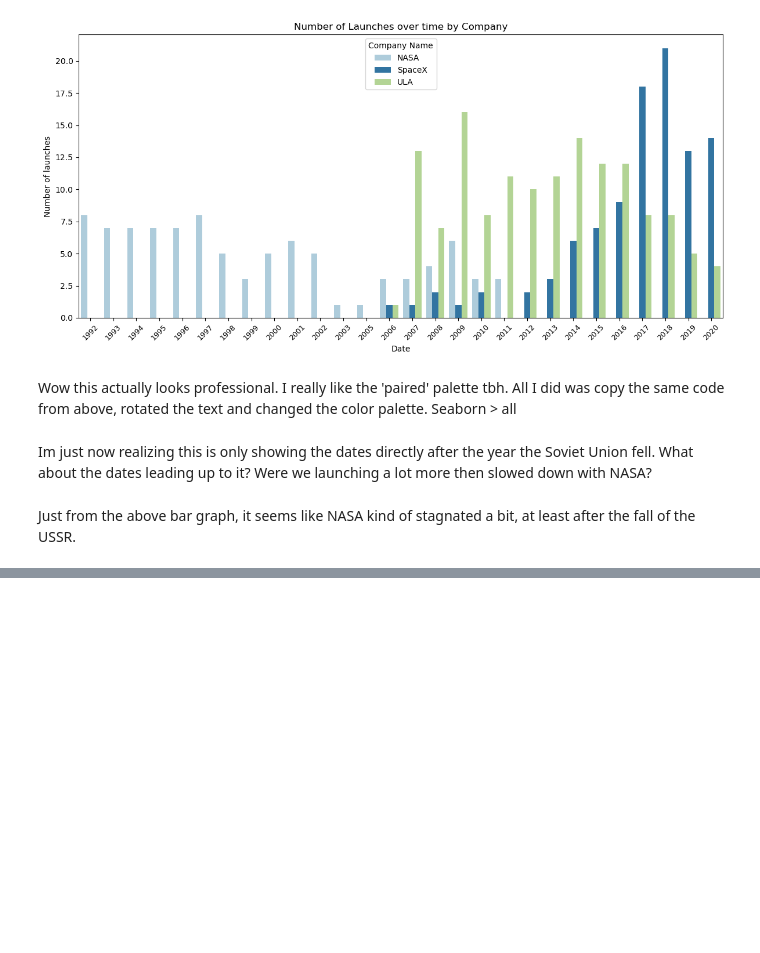
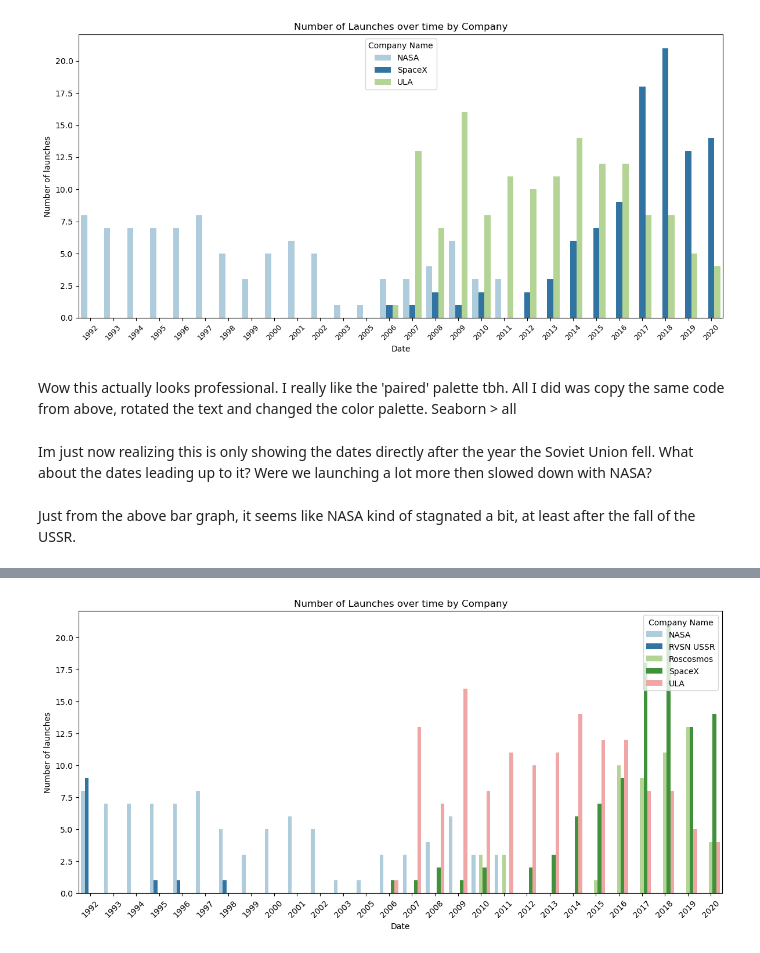
Before and after one commit to ghodgin/space-launch, a Jupyter notebook: launch-exploratory.ipynb, the cells around one changed output, grey strips where cells are left out. Saved outputs shown, nothing was run; the diff lists cells and outputs as text; code cells hidden in the pictures; blank space fills up the shorter version.

```diff
--- a/launch-exploratory.ipynb
+++ b/launch-exploratory.ipynb
@@ -241,3 +243,7 @@ Wow this actually looks professional. I really like the 'paired' palette tbh. Al
 Im just now realizing this is only showing the dates directly after the year the Soviet Union fell. What about the dates leading up to it? Were we launching a lot more then slowed down with NASA?
 # %% [markdown]
 Just from the above bar graph, it seems like NASA kind of stagnated a bit, at least after the fall of the USSR.
+# %%
+combined_names_usa_ussr = ['SpaceX' , 'NASA', 'ULA', 'US Air Force', 'US Navy', 'Roscosmos', 'RVSN USSR']
+combined_usa_ussr = cleaned_launch_df[cleaned_launch_df['Company Name'].str.contains('|'.join(combined_names_usa_ussr))]
+combined_usa_ussr
@@ -243,0 +264,3 @@ Just from the above bar graph, it seems like NASA kind of stagnated a bit, at le
+# %%
+updated_launch_counts = combined_usa_ussr.groupby(['Date', 'Company Name']).size().reset_index(name='Launch Count')
+updated_launch_counts
@@ -243,0 +281,3 @@ Just from the above bar graph, it seems like NASA kind of stagnated a bit, at le
+# %%
+comparative_df = updated_launch_counts[updated_launch_counts['Date'] > cutoff_date]
+comparative_df
@@ -243,0 +298,3 @@ Just from the above bar graph, it seems like NASA kind of stagnated a bit, at le
+# %%
+updated_groups = comparative_df.groupby(['Company Name', comparative_df['Date'].dt.year])['Launch Count'].sum().reset_index()
+updated_groups
@@ -243,0 +319,10 @@ Just from the above bar graph, it seems like NASA kind of stagnated a bit, at le
+# %%
+plt.figure(figsize=(12,6))
+sns.barplot(x='Date', y='Launch Count', hue='Company Name', data=updated_groups, palette='Paired')
+plt.title('Number of Launches over time by Company')
+plt.xlabel('Date')
+plt.ylabel('Number of launches')
+plt.xticks(rotation=45, size=10)
+plt.tight_layout()
+# %% [output]
+[figure, added]
```
Also changed, not shown: parts of 6 cells of this notebook.
